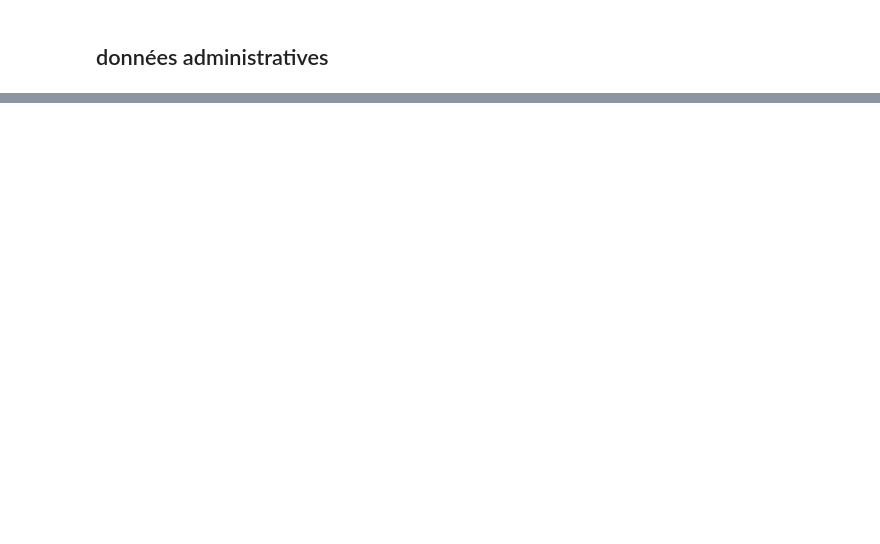
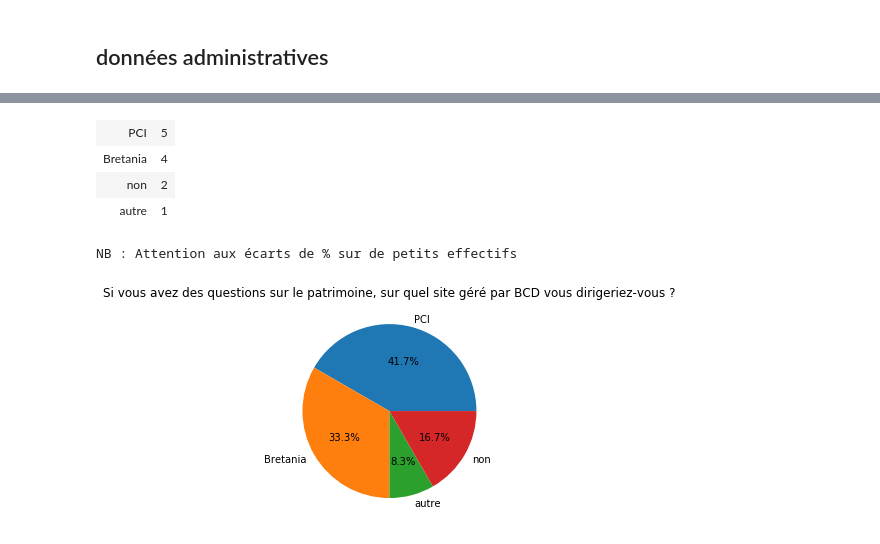
Before and after one commit to LarusRidi/Questionnaire_accueil_BCD, a Jupyter notebook: questionnaire.ipynb, the cells around one changed output, grey strips where cells are left out. Saved outputs shown, nothing was run; the diff lists cells and outputs as text; code cells hidden in the pictures; blank space fills up the shorter version.

```diff
--- a/questionnaire.ipynb
+++ b/questionnaire.ipynb
@@ -339,0 +209,3 @@ la navigation n'est pas facile car le site et ses rubriques est plutôt dense. L
+# %%
+q3 = 'Si vous avez des questions sur le patrimoine, sur quel site géré par BCD vous dirigeriez-vous ?'
+print(f"Nombre de réponses : {len(df[q3].dropna())}")
@@ -339,0 +239,18 @@ la navigation n'est pas facile car le site et ses rubriques est plutôt dense. L
+# %%
+reponses3 = {
+    'PCI':5,
+    'Bretania':4,
+    'autre':1,
+    'non':2
+}
+plt.pie(reponses3.values(), labels=reponses3.keys(),autopct='%1.1f%%');
+plt.title(df[q3].name)
+display(DictTable(tri_dico(reponses3)))
+print('NB : Attention aux écarts de % sur de petits effectifs')
+# %% [output]
+| PCI | 5 |
+| Bretania | 4 |
+| non | 2 |
+| autre | 1 |
+NB : Attention aux écarts de % sur de petits effectifs
+[figure, added]
```
Also changed, not shown: parts of 72 cells of this notebook, 1 other file.
